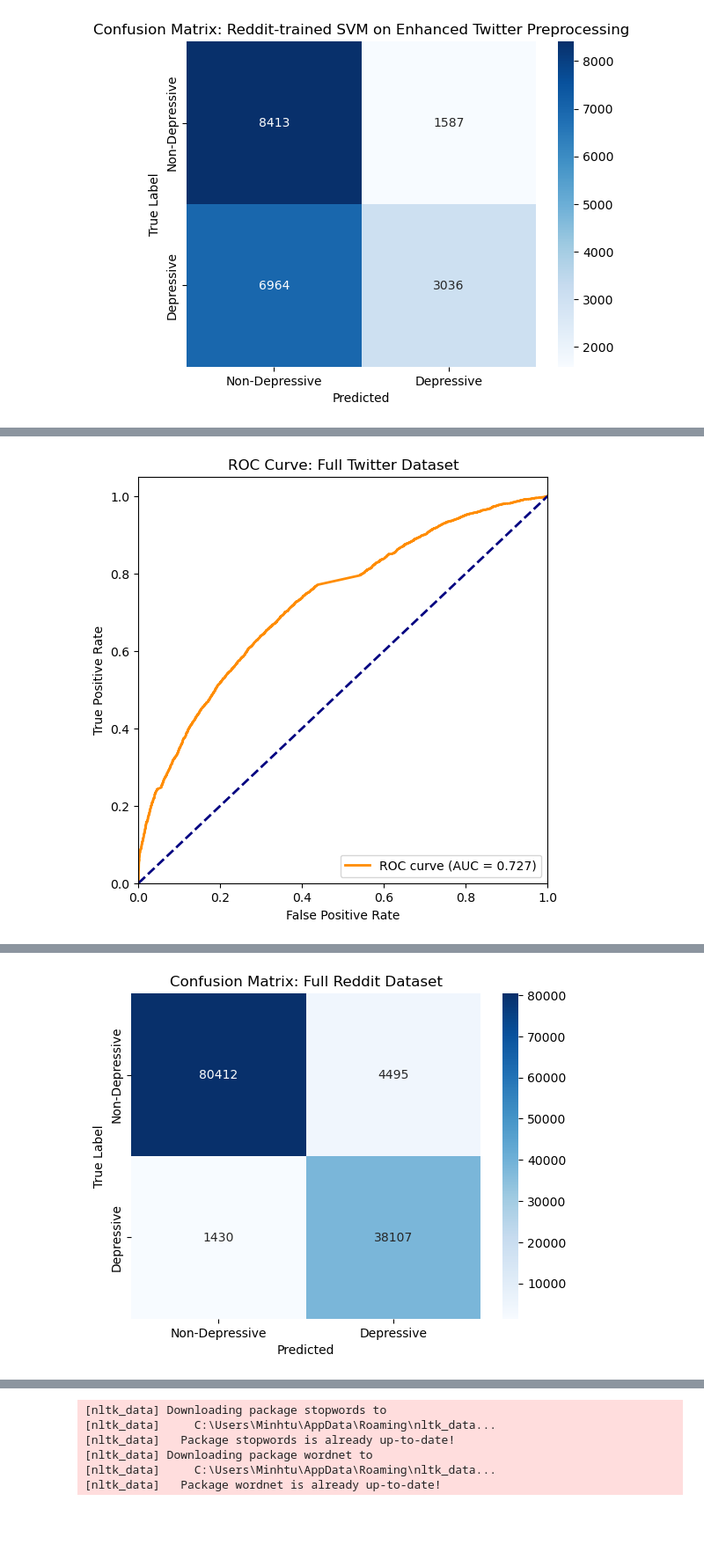
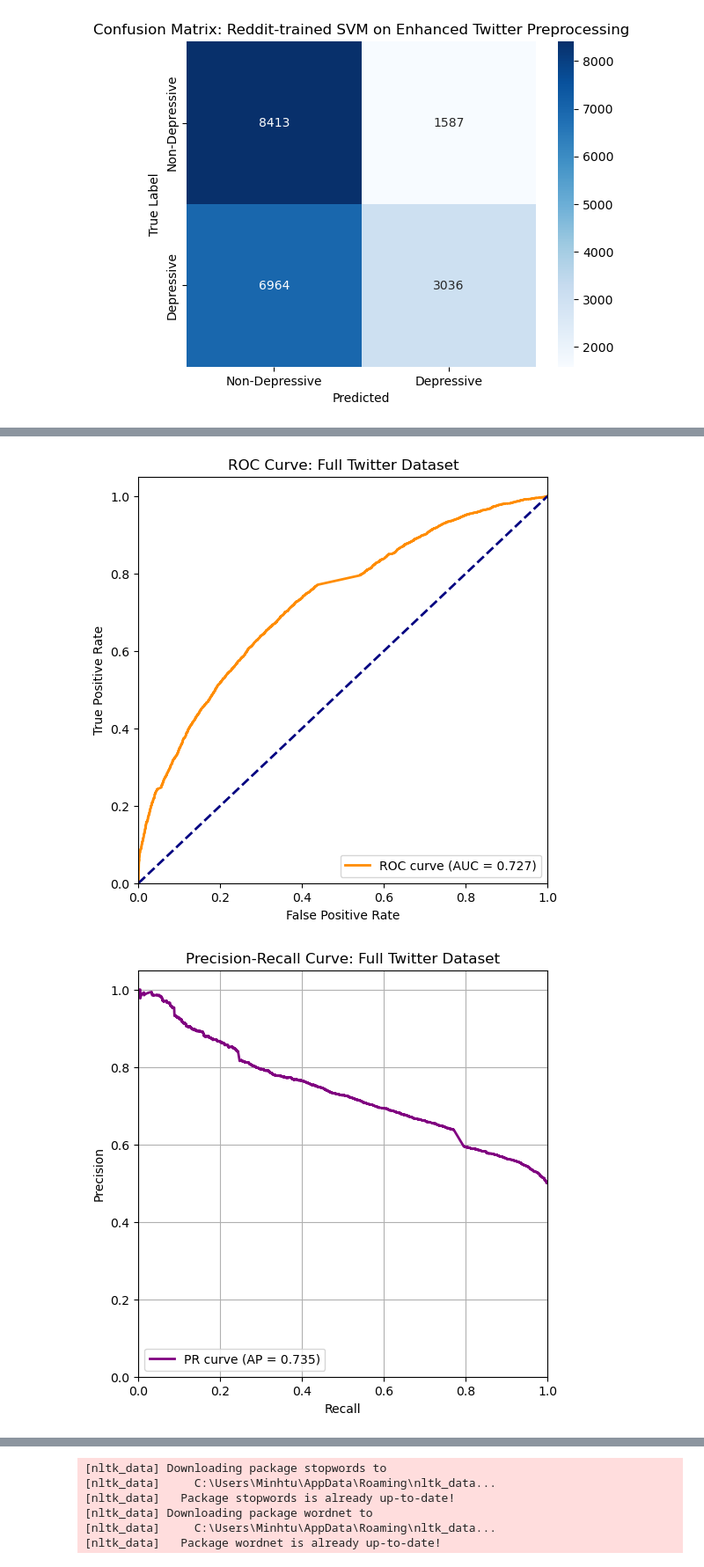
Before and after one commit to hlbels/crossplatform-mentalhealth-ml, a Jupyter notebook: SVM.ipynb, the cells around one changed output, grey strips where cells are left out. Shown at 88% size. Saved outputs shown, nothing was run; the diff lists cells and outputs as text; code cells hidden in the pictures; blank space fills up the shorter version.

```diff
--- a/SVM.ipynb
+++ b/SVM.ipynb
@@ -774,6 +806,12 @@ print(" Model saved as 'svm_reddit_twitter_mixed.pkl'")
 # ------------------------------------------------------------
 # 8. Helper: Evaluation function
 # ------------------------------------------------------------
+from sklearn.metrics import (
+    accuracy_score, classification_report, confusion_matrix,
+    roc_curve, auc, f1_score, precision_score, recall_score,
+    precision_recall_curve, average_precision_score
+)
+
 def evaluate_model(name, df, vectorizer, model):
     print(f"\n===================== {name} EVALUATION =====================")
     X = vectorizer.transform(df["clean_text"])
@@ -784,7 +822,9 @@ def evaluate_model(name, df, vectorizer, model):
     print(f"Accuracy on {name}: {acc:.4f}")
     print("\nClassification Report:\n", classification_report(y_true, y_pred, zero_division=0))
 
+    # ------------------------------------------------------------
     # Confusion Matrix
+    # ------------------------------------------------------------
     cm = confusion_matrix(y_true, y_pred)
     sns.heatmap(cm, annot=True, fmt='d', cmap='Blues',
                 xticklabels=["Non-Depressive", "Depressive"],
@@ -794,7 +834,9 @@ def evaluate_model(name, df, vectorizer, model):
     plt.ylabel("True Label")
     plt.show()
 
-    # F1, Precision, Recall
+    # ------------------------------------------------------------
+    # Precision, Recall, F1 Bar Plot per Class
+    # ------------------------------------------------------------
     f1 = f1_score(y_true, y_pred, average=None)
     precision = precision_score(y_true, y_pred, average=None)
     recall = recall_score(y_true, y_pred, average=None)
@@ -814,7 +856,9 @@ def evaluate_model(name, df, vectorizer, model):
     plt.legend(title="Class")
     plt.show()
 
+    # ------------------------------------------------------------
     # ROC Curve
+    # ------------------------------------------------------------
     y_score = model.decision_function(X)
     fpr, tpr, _ = roc_curve(y_true, y_score)
     roc_auc = auc(fpr, tpr)
@@ -831,6 +875,24 @@ def evaluate_model(name, df, vectorizer, model):
     plt.legend(loc="lower right")
     plt.show()
 
+    # ------------------------------------------------------------
+    # Precision-Recall Curve
+    # ------------------------------------------------------------
+    precision_curve, recall_curve, _ = precision_recall_curve(y_true, y_score)
+    avg_precision = average_precision_score(y_true, y_score)
+
+    plt.figure(figsize=(6,6))
+    plt.plot(recall_curve, precision_curve, color='purple', lw=2,
+             label=f'PR curve (AP = {avg_precision:.3f})')
+    plt.xlabel('Recall')
+    plt.ylabel('Precision')
+    plt.title(f'Precision-Recall Curve: {name}')
+    plt.legend(loc="lower left")
+    plt.xlim([0.0, 1.0])
+    plt.ylim([0.0, 1.05])
+    plt.grid(True)
+    plt.show()
+
 # ------------------------------------------------------------
 # 9. Evaluate on BOTH Twitter and Reddit datasets
 # ------------------------------------------------------------
@@ -841,33 +903,34 @@ svm = joblib.load("svm_reddit_twitter_mixed.pkl")
 evaluate_model("Full Twitter Dataset", twitter_test, vectorizer, svm)
 
 # Reddit (Full)
 evaluate_model("Full Reddit Dataset", reddit_df, vectorizer, svm)
 # %% [output]
 [nltk_data] Downloading package stopwords to
 [nltk_data]     C:\Users\Minhtu\AppData\Roaming\nltk_data...
 [nltk_data]   Package stopwords is already up-to-date!
 [nltk_data] Downloading package wordnet to
 [nltk_data]     C:\Users\Minhtu\AppData\Roaming\nltk_data...
 [nltk_data]   Package wordnet is already up-to-date!
 Twitter train (40%): 8000
 Combined training dataset: 132444 samples
  Model saved as 'svm_reddit_twitter_mixed.pkl'
 
 ===================== Full Twitter Dataset EVALUATION =====================
 Accuracy on Full Twitter Dataset: 0.6646
 
 Classification Report:
                precision    recall  f1-score   support
 
            0       0.64      0.75      0.69     10000
            1       0.70      0.58      0.63     10000
 
     accuracy                           0.66     20000
    macro avg       0.67      0.66      0.66     20000
 weighted avg       0.67      0.66      0.66     20000
 [figure]
 [figure]
 [figure]
+[figure, new version]
 ===================== Full Reddit Dataset EVALUATION =====================
 Accuracy on Full Reddit Dataset: 0.9524
 
@@ -880,4 +943,3 @@ Classification Report:
     accuracy                           0.95    124444
    macro avg       0.94      0.96      0.95    124444
 weighted avg       0.95      0.95      0.95    124444
-[figure, old version]
```
Also changed, not shown: parts of 2 cells of this notebook.
